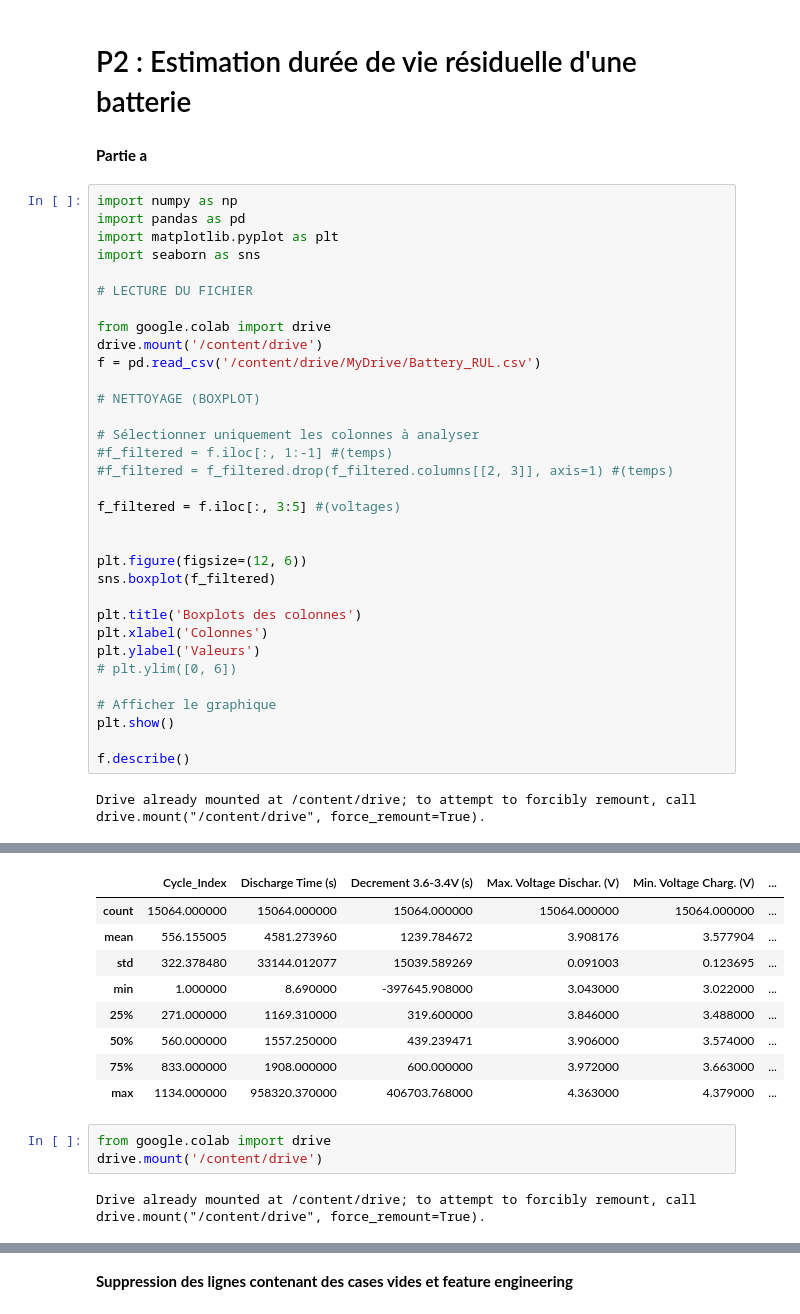
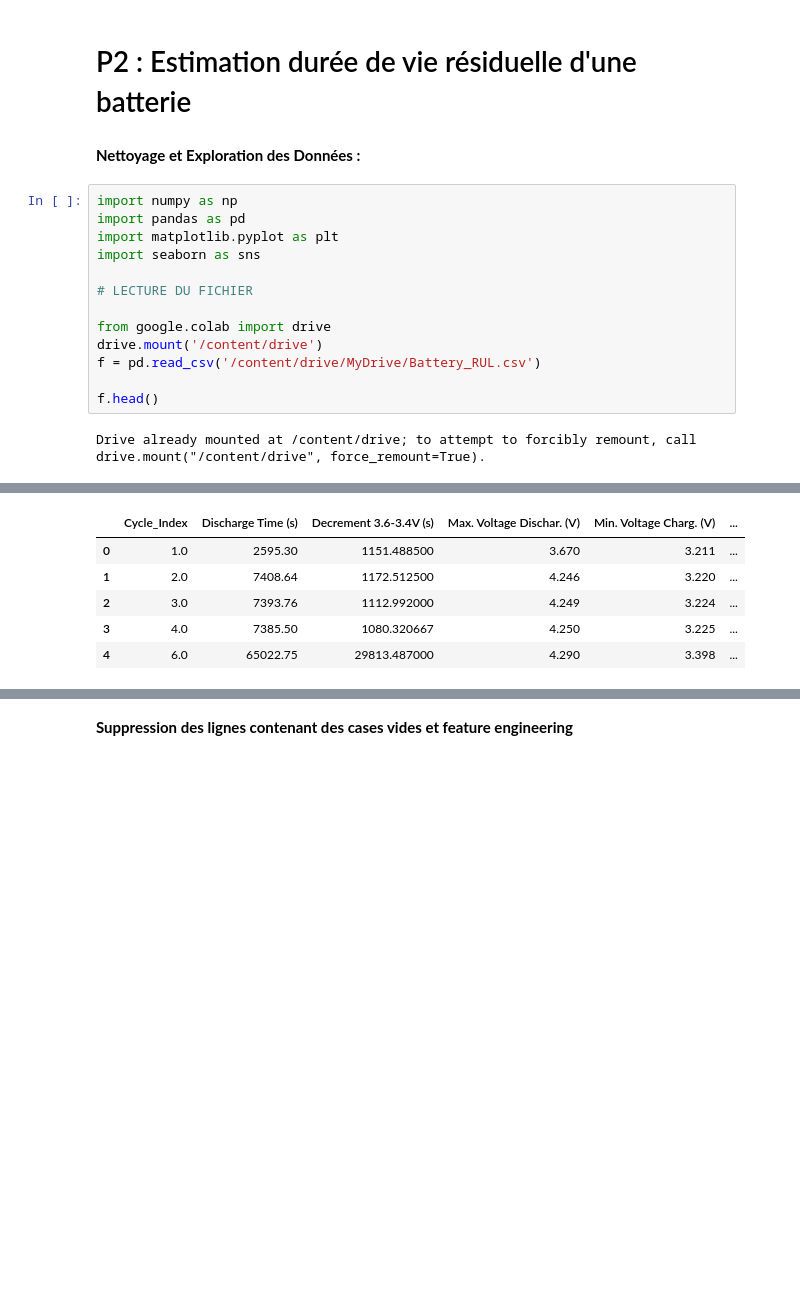
Before and after one commit to Yaalht/IA-Cellule, a Jupyter notebook: le_vrai_projet.ipynb, the cells around one changed output, grey strips where cells are left out. Drawn from its saved outputs; the diff is of its cells as text; blank space fills up the shorter version.

```diff
--- a/le_vrai_projet.ipynb
+++ b/le_vrai_projet.ipynb
@@ -3,7 +3,7 @@
 # %% [markdown]
 # P2 : Estimation durée de vie résiduelle d'une batterie
-# %% [markdown]
-**Partie a**
+# %% [markdown]
+**Nettoyage et Exploration des Données :**
 # %%
 import numpy as np
 import pandas as pd
@@ -16,26 +16,6 @@ from google.colab import drive
 drive.mount('/content/drive')
 f = pd.read_csv('/content/drive/MyDrive/Battery_RUL.csv')
 
-# NETTOYAGE (BOXPLOT)
-
-# Sélectionner uniquement les colonnes à analyser
-#f_filtered = f.iloc[:, 1:-1] #(temps)
-#f_filtered = f_filtered.drop(f_filtered.columns[[2, 3]], axis=1) #(temps)
-
-f_filtered = f.iloc[:, 3:5] #(voltages)
-
-
-plt.figure(figsize=(12, 6))
-sns.boxplot(f_filtered)
-
-plt.title('Boxplots des colonnes')
-plt.xlabel('Colonnes')
-plt.ylabel('Valeurs')
-# plt.ylim([0, 6])
-
-# Afficher le graphique
-plt.show()
-
-f.describe()
+f.head()
 # %% [output]
 Drive already mounted at /content/drive; to attempt to forcibly remount, call drive.mount("/content/drive", force_remount=True).
@@ -43,14 +22,6 @@ Drive already mounted at /content/drive; to attempt to forcibly remount, call dr
 |  | Cycle_Index | Discharge Time (s) | Decrement 3.6-3.4V (s) | Max. Voltage Dischar. (V) | Min. Voltage Charg. (V) | ... |
-| count | 15064.000000 | 15064.000000 | 15064.000000 | 15064.000000 | 15064.000000 | ... |
-| mean | 556.155005 | 4581.273960 | 1239.784672 | 3.908176 | 3.577904 | ... |
-| std | 322.378480 | 33144.012077 | 15039.589269 | 0.091003 | 0.123695 | ... |
-| min | 1.000000 | 8.690000 | -397645.908000 | 3.043000 | 3.022000 | ... |
-| 25% | 271.000000 | 1169.310000 | 319.600000 | 3.846000 | 3.488000 | ... |
-| 50% | 560.000000 | 1557.250000 | 439.239471 | 3.906000 | 3.574000 | ... |
-| 75% | 833.000000 | 1908.000000 | 600.000000 | 3.972000 | 3.663000 | ... |
-| max | 1134.000000 | 958320.370000 | 406703.768000 | 4.363000 | 4.379000 | ... |
+| 0 | 1.0 | 2595.30 | 1151.488500 | 3.670 | 3.211 | ... |
+| 1 | 2.0 | 7408.64 | 1172.512500 | 4.246 | 3.220 | ... |
+| 2 | 3.0 | 7393.76 | 1112.992000 | 4.249 | 3.224 | ... |
+| 3 | 4.0 | 7385.50 | 1080.320667 | 4.250 | 3.225 | ... |
+| 4 | 6.0 | 65022.75 | 29813.487000 | 4.290 | 3.398 | ... |
-# %%
-from google.colab import drive
-drive.mount('/content/drive')
-# %% [output]
-Drive already mounted at /content/drive; to attempt to forcibly remount, call drive.mount("/content/drive", force_remount=True).
```
Also changed, not shown: parts of 13 cells of this notebook.
